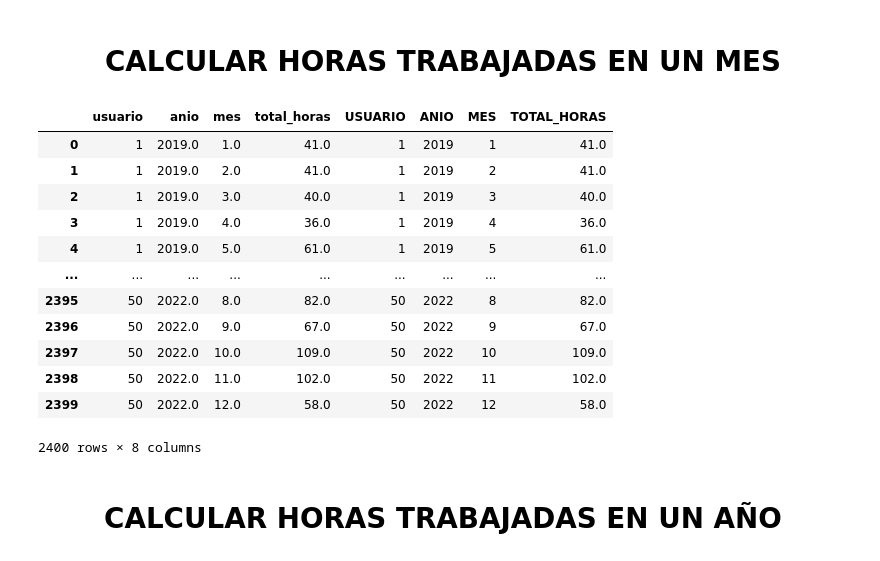
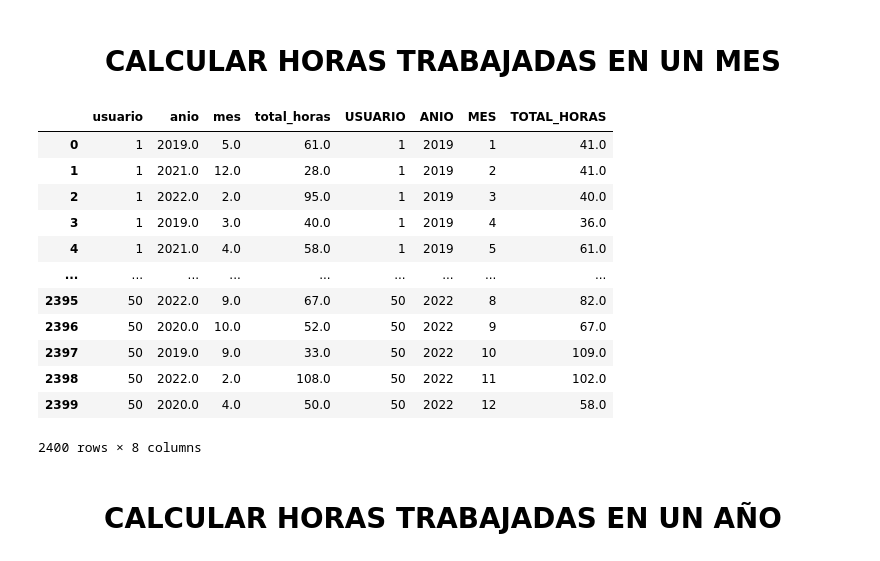
Before and after one commit to JorgeCardona/skills, a Jupyter notebook: Python/DB/SQL_DML.ipynb, the cells around one changed output. Cells and saved outputs as stored; diff of their text form; code cells hidden in the pictures.

```diff
--- a/Python/DB/SQL_DML.ipynb
+++ b/Python/DB/SQL_DML.ipynb
@@ -2326,51 +2326,50 @@ WITH AGRUPAR_DIA AS (
 
     FROM horarios
         GROUP BY ANIO, MES, DIA, USUARIO, NOMBRE_DIA, NOMBRE_MES, DIA_SEMANA
-    ORDER BY USUARIO, ANIO, MES, DIA DESC
 )
 SELECT USUARIO, ANIO, MES, SUM(HORAS) AS TOTAL_HORAS
     FROM AGRUPAR_DIA
 GROUP BY USUARIO, ANIO, MES
     ORDER BY USUARIO
 """
 postgres_data = pd.read_sql(query, con=postgres)
 
 query = """
 WITH AGRUPAR_DIA AS (
     SELECT id_usuario AS USUARIO,
         YEAR(fecha_reportada) AS ANIO,
         MONTH(fecha_reportada) AS MES,
         DAY(fecha_reportada) AS DIA,
         MONTHNAME(fecha_reportada) as NOMBRE_MES,
         DAYNAME(fecha_reportada) as NOMBRE_DIA,
         DAYOFWEEK(fecha_reportada) AS DIA_SEMANA,
         CEIL(TIMESTAMPDIFF(HOUR, MIN(fecha_reportada), MAX(fecha_reportada))) AS HORAS,
         CONCAT(MIN(fecha_reportada)) AS Fecha
     FROM horarios
         GROUP BY ANIO, MES, DIA, USUARIO, NOMBRE_DIA, NOMBRE_MES, DIA_SEMANA
 )
 SELECT USUARIO, ANIO, MES, SUM(HORAS) AS TOTAL_HORAS
     FROM AGRUPAR_DIA
 GROUP BY USUARIO, ANIO, MES
     ORDER BY USUARIO
 """
 
 mysql_data = pd.read_sql(query, con=mysql)
 
 pd.concat([postgres_data,mysql_data], axis=1)
 # %% [output]
 |  | usuario | anio | mes | total_horas | USUARIO | ANIO | MES | TOTAL_HORAS |
-| 0 | 1 | 2019.0 | 1.0 | 41.0 | 1 | 2019 | 1 | 41.0 |
-| 1 | 1 | 2019.0 | 2.0 | 41.0 | 1 | 2019 | 2 | 41.0 |
-| 2 | 1 | 2019.0 | 3.0 | 40.0 | 1 | 2019 | 3 | 40.0 |
-| 3 | 1 | 2019.0 | 4.0 | 36.0 | 1 | 2019 | 4 | 36.0 |
-| 4 | 1 | 2019.0 | 5.0 | 61.0 | 1 | 2019 | 5 | 61.0 |
+| 0 | 1 | 2019.0 | 5.0 | 61.0 | 1 | 2019 | 1 | 41.0 |
+| 1 | 1 | 2021.0 | 12.0 | 28.0 | 1 | 2019 | 2 | 41.0 |
+| 2 | 1 | 2022.0 | 2.0 | 95.0 | 1 | 2019 | 3 | 40.0 |
+| 3 | 1 | 2019.0 | 3.0 | 40.0 | 1 | 2019 | 4 | 36.0 |
+| 4 | 1 | 2021.0 | 4.0 | 58.0 | 1 | 2019 | 5 | 61.0 |
 | ... | ... | ... | ... | ... | ... | ... | ... | ... |
-| 2395 | 50 | 2022.0 | 8.0 | 82.0 | 50 | 2022 | 8 | 82.0 |
-| 2396 | 50 | 2022.0 | 9.0 | 67.0 | 50 | 2022 | 9 | 67.0 |
-| 2397 | 50 | 2022.0 | 10.0 | 109.0 | 50 | 2022 | 10 | 109.0 |
-| 2398 | 50 | 2022.0 | 11.0 | 102.0 | 50 | 2022 | 11 | 102.0 |
-| 2399 | 50 | 2022.0 | 12.0 | 58.0 | 50 | 2022 | 12 | 58.0 |
+| 2395 | 50 | 2022.0 | 9.0 | 67.0 | 50 | 2022 | 8 | 82.0 |
+| 2396 | 50 | 2020.0 | 10.0 | 52.0 | 50 | 2022 | 9 | 67.0 |
+| 2397 | 50 | 2019.0 | 9.0 | 33.0 | 50 | 2022 | 10 | 109.0 |
+| 2398 | 50 | 2022.0 | 2.0 | 108.0 | 50 | 2022 | 11 | 102.0 |
+| 2399 | 50 | 2020.0 | 4.0 | 50.0 | 50 | 2022 | 12 | 58.0 |
 2400 rows × 8 columns
 # %% [markdown]
 # <center> CALCULAR HORAS TRABAJADAS EN UN AÑO </center>
```
Also changed, not shown: parts of 13 cells of this notebook, 1 other file.
